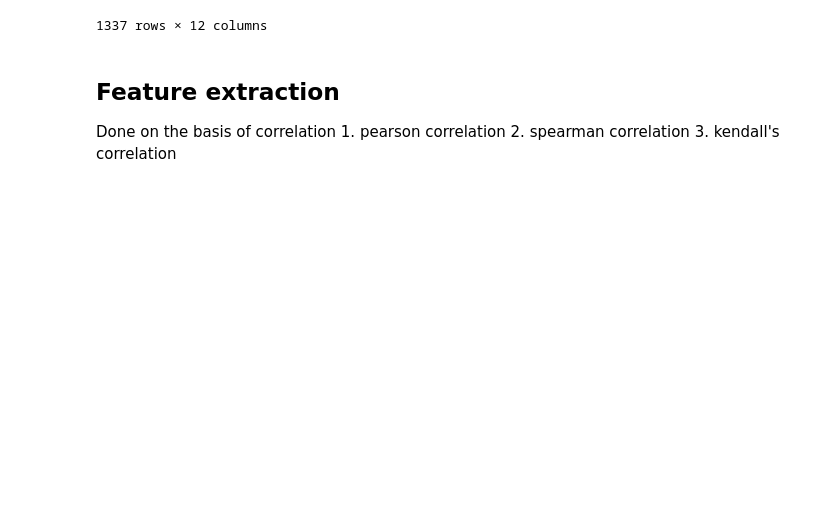
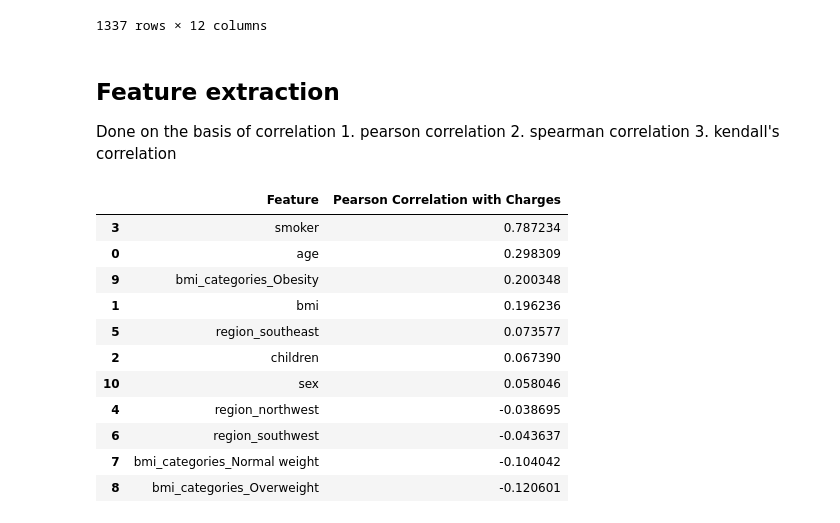
Before and after one commit to AyushamMishra/Project_1, a Jupyter notebook: insurance.ipynb, the cells around one changed output. Cells and saved outputs as stored; diff of their text form; code cells hidden in the pictures; blank space fills up the shorter version.

Commit message:
Feature extraction on the basis of pearson correlation for final dataset for model training.

```diff
--- a/insurance.ipynb
+++ b/insurance.ipynb
@@ -396,3 +397,28 @@ df_cleaned
        1. pearson correlation
        2. spearman correlation
        3. kendall's correlation
+# %%
+from scipy.stats import pearsonr   ## Scipy library provides various functions for statistical analysis.
+corr_check_features=[
+    'age','bmi','children','smoker','region_northwest','region_southeast','region_southwest',
+    'bmi_categories_Normal weight','bmi_categories_Overweight','bmi_categories_Obesity','sex'
+    ]
+correlations={
+    feature: pearsonr(df_cleaned[feature],df_cleaned['charges'])[0]
+    for feature in corr_check_features
+}
+correlations_df = pd.DataFrame(list(correlations.items()),columns=['Feature','Pearson Correlation with Charges'])
+correlations_df.sort_values(by='Pearson Correlation with Charges',ascending=False)
+# %% [output]
+|  | Feature | Pearson Correlation with Charges |
+| 3 | smoker | 0.787234 |
+| 0 | age | 0.298309 |
+| 9 | bmi_categories_Obesity | 0.200348 |
+| 1 | bmi | 0.196236 |
+| 5 | region_southeast | 0.073577 |
+| 2 | children | 0.067390 |
+| 10 | sex | 0.058046 |
+| 4 | region_northwest | -0.038695 |
+| 6 | region_southwest | -0.043637 |
+| 7 | bmi_categories_Normal weight | -0.104042 |
+| 8 | bmi_categories_Overweight | -0.120601 |
```
Also changed, not shown: parts of 3 cells of this notebook.
